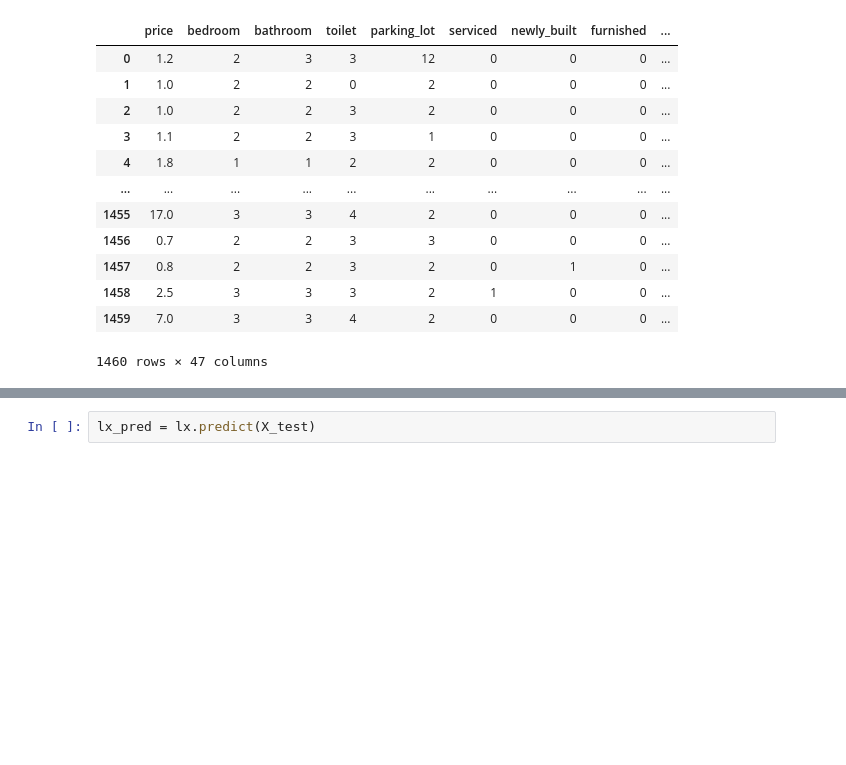
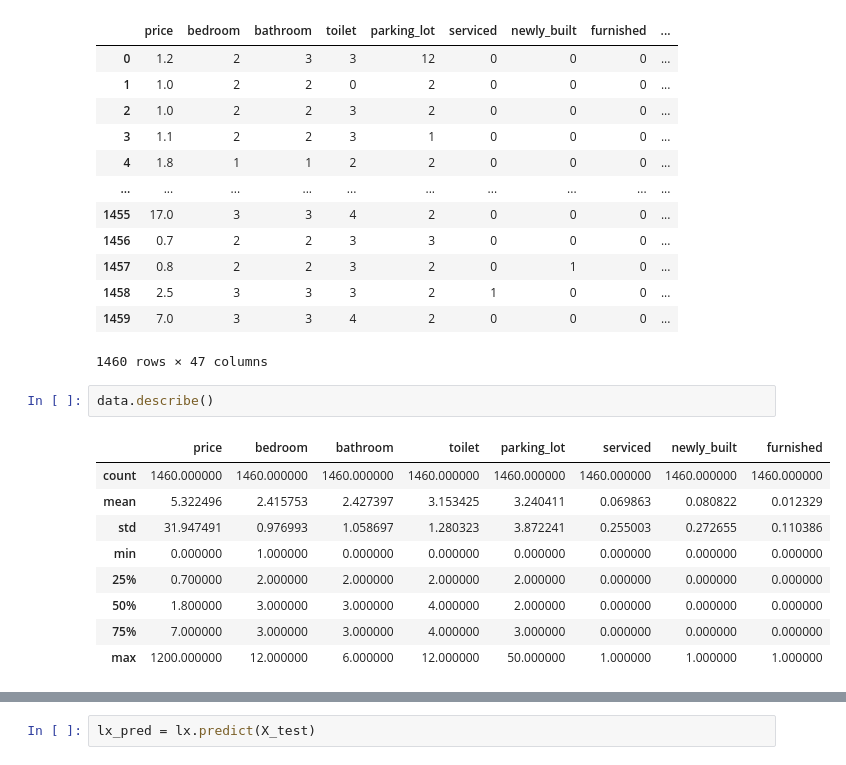
Before and after one commit to JacobUkokobili/LHP, a Jupyter notebook: model_building.ipynb, the cells around one changed output, grey strips where cells are left out. Cells and saved outputs as stored; diff of their text form; blank space fills up the shorter version.

```diff
--- a/model_building.ipynb
+++ b/model_building.ipynb
@@ -42,3 +49,15 @@ df
 | 1458 | 2.5 | 3 | 3 | 3 | 2 | 1 | 0 | 0 | ... |
 | 1459 | 7.0 | 3 | 3 | 4 | 2 | 0 | 0 | 0 | ... |
 1460 rows × 47 columns
+# %%
+data.describe()
+# %% [output]
+|  | price | bedroom | bathroom | toilet | parking_lot | serviced | newly_built | furnished |
+| count | 1460.000000 | 1460.000000 | 1460.000000 | 1460.000000 | 1460.000000 | 1460.000000 | 1460.000000 | 1460.000000 |
+| mean | 5.322496 | 2.415753 | 2.427397 | 3.153425 | 3.240411 | 0.069863 | 0.080822 | 0.012329 |
+| std | 31.947491 | 0.976993 | 1.058697 | 1.280323 | 3.872241 | 0.255003 | 0.272655 | 0.110386 |
+| min | 0.000000 | 1.000000 | 0.000000 | 0.000000 | 0.000000 | 0.000000 | 0.000000 | 0.000000 |
+| 25% | 0.700000 | 2.000000 | 2.000000 | 2.000000 | 2.000000 | 0.000000 | 0.000000 | 0.000000 |
+| 50% | 1.800000 | 3.000000 | 3.000000 | 4.000000 | 2.000000 | 0.000000 | 0.000000 | 0.000000 |
+| 75% | 7.000000 | 3.000000 | 3.000000 | 4.000000 | 3.000000 | 0.000000 | 0.000000 | 0.000000 |
+| max | 1200.000000 | 12.000000 | 6.000000 | 12.000000 | 50.000000 | 1.000000 | 1.000000 | 1.000000 |
```
Also changed, not shown: parts of 41 cells of this notebook, 2 other files.
